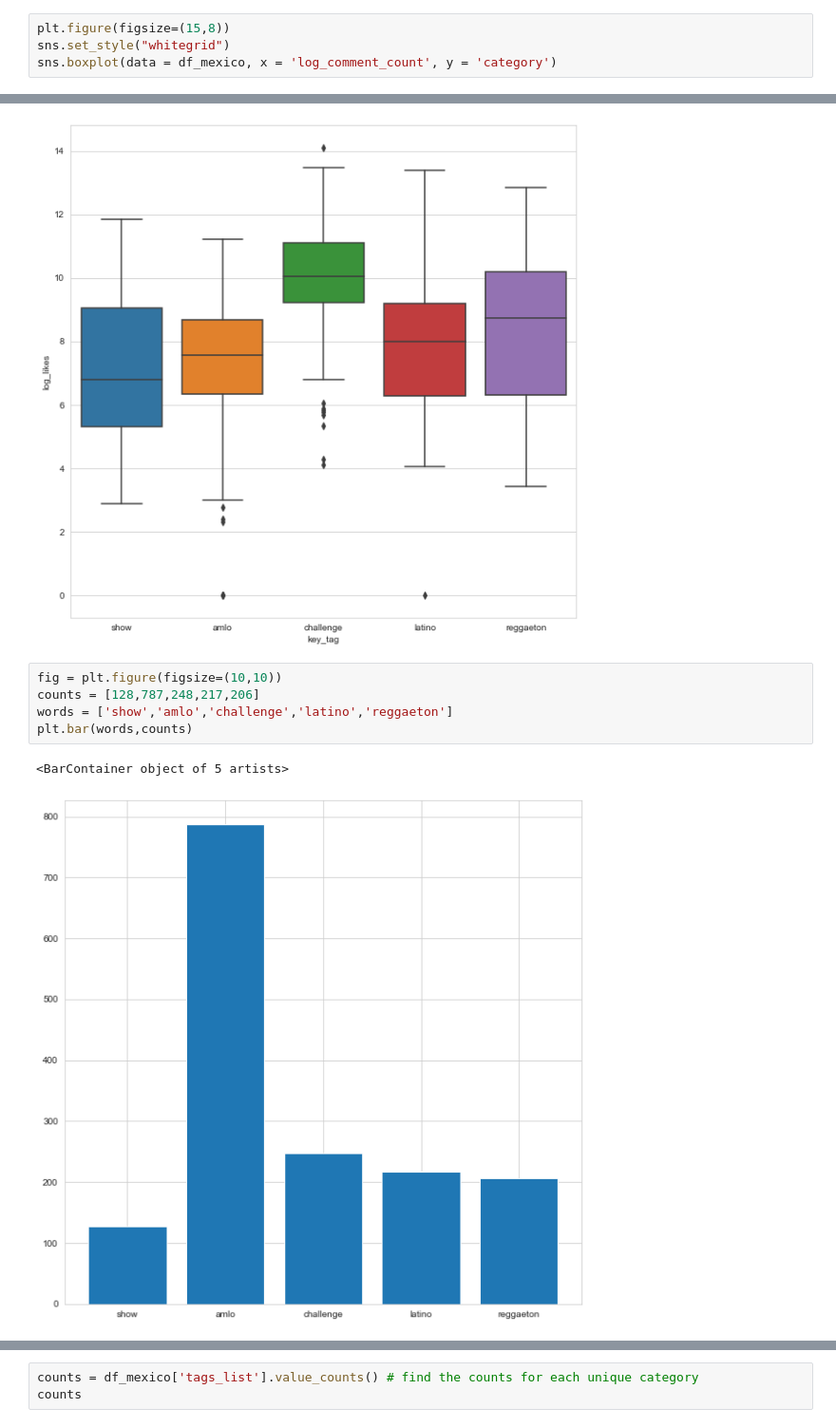
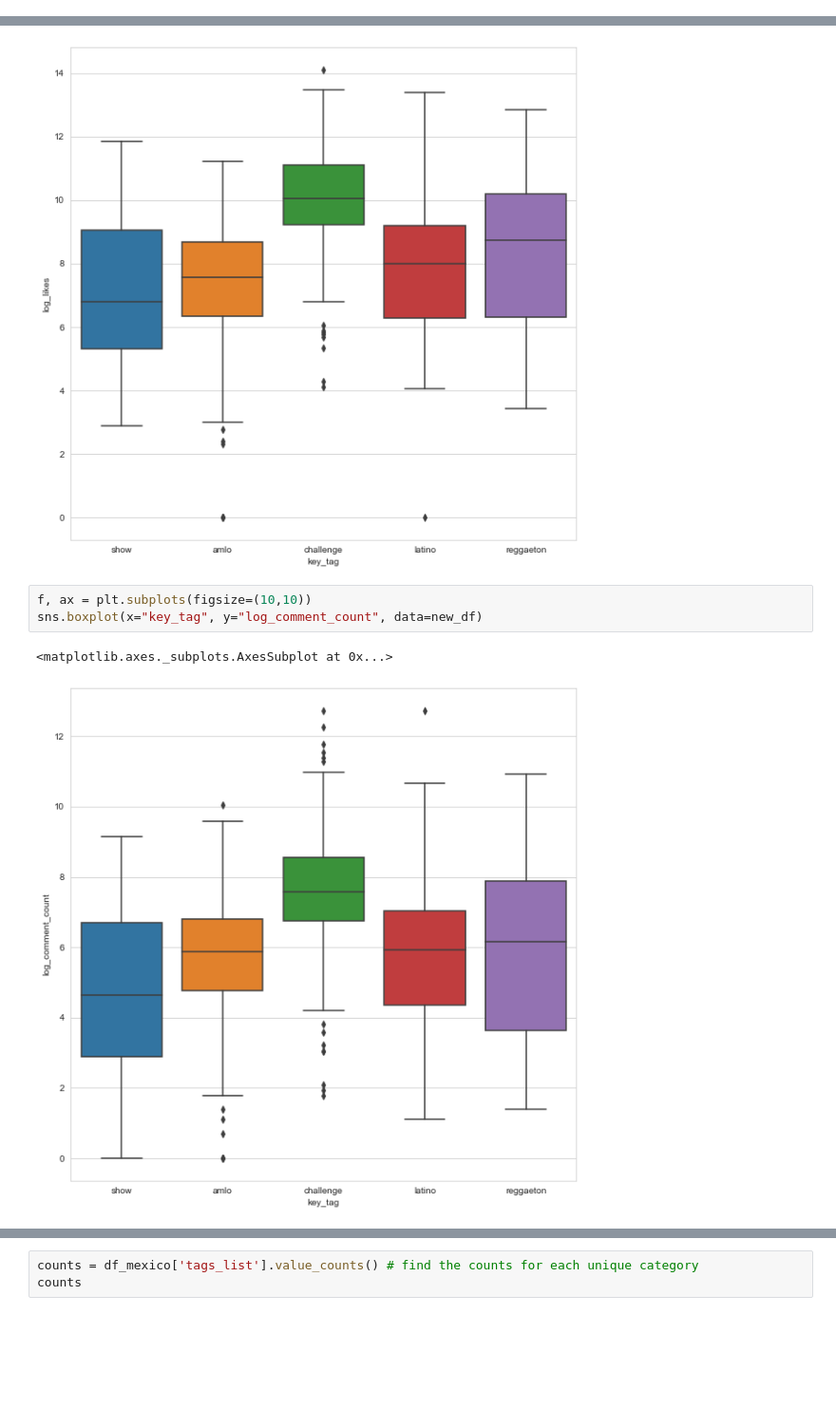
Before and after one commit to miguelgrisanti/YoutubeMXKeys, a Jupyter notebook: YoutubeRider.ipynb, the cells around one changed output, grey strips where cells are left out. Shown: that part at 95% size. Saved outputs shown, nothing was run; the diff lists cells and outputs as text; blank space fills up the shorter version.

```diff
--- a/YoutubeRider.ipynb
+++ b/YoutubeRider.ipynb
@@ -273,7 +273,3 @@ log_comment_count         27900 non-null float64
 tags_list                 27900 non-null object
 dtypes: bool(3), datetime64[ns](1), float64(4), int64(5), object(12)
 memory usage: 5.0+ MB
-# %%
-plt.figure(figsize=(15,8))
-sns.set_style("whitegrid")
-sns.boxplot(data = df_mexico, x = 'log_comment_count', y = 'category')
@@ -618,11 +544,9 @@ sns.boxplot(x="key_tag", y="log_likes", data=new_df)
 # %% [output]
 <matplotlib.axes._subplots.AxesSubplot at 0x...>
 [figure]
-# %%
-fig = plt.figure(figsize=(10,10))
-counts = [128,787,248,217,206]
-words = ['show','amlo','challenge','latino','reggaeton']
-plt.bar(words,counts)
-# %% [output]
-<BarContainer object of 5 artists>
-[figure, removed]
+# %%
+f, ax = plt.subplots(figsize=(10,10))
+sns.boxplot(x="key_tag", y="log_comment_count", data=new_df)
+# %% [output]
+<matplotlib.axes._subplots.AxesSubplot at 0x...>
+[figure, added]
```
Also changed, not shown: parts of 12 cells of this notebook, 1 other file.
